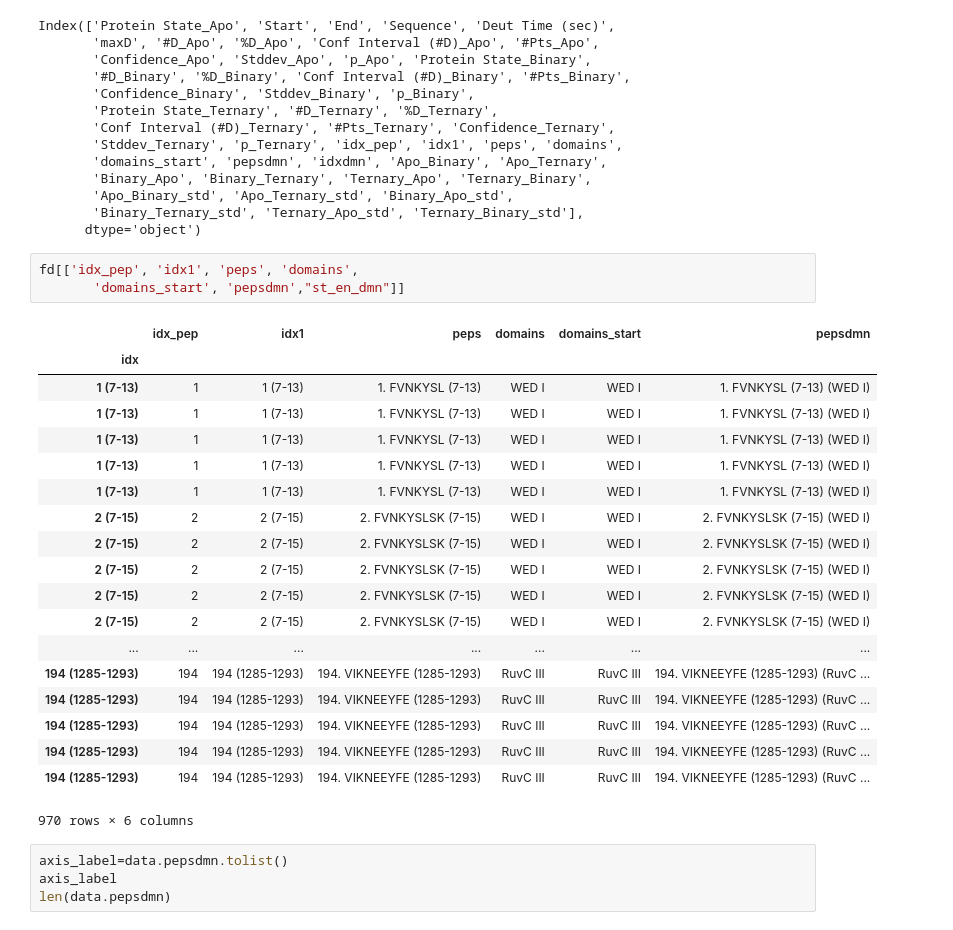
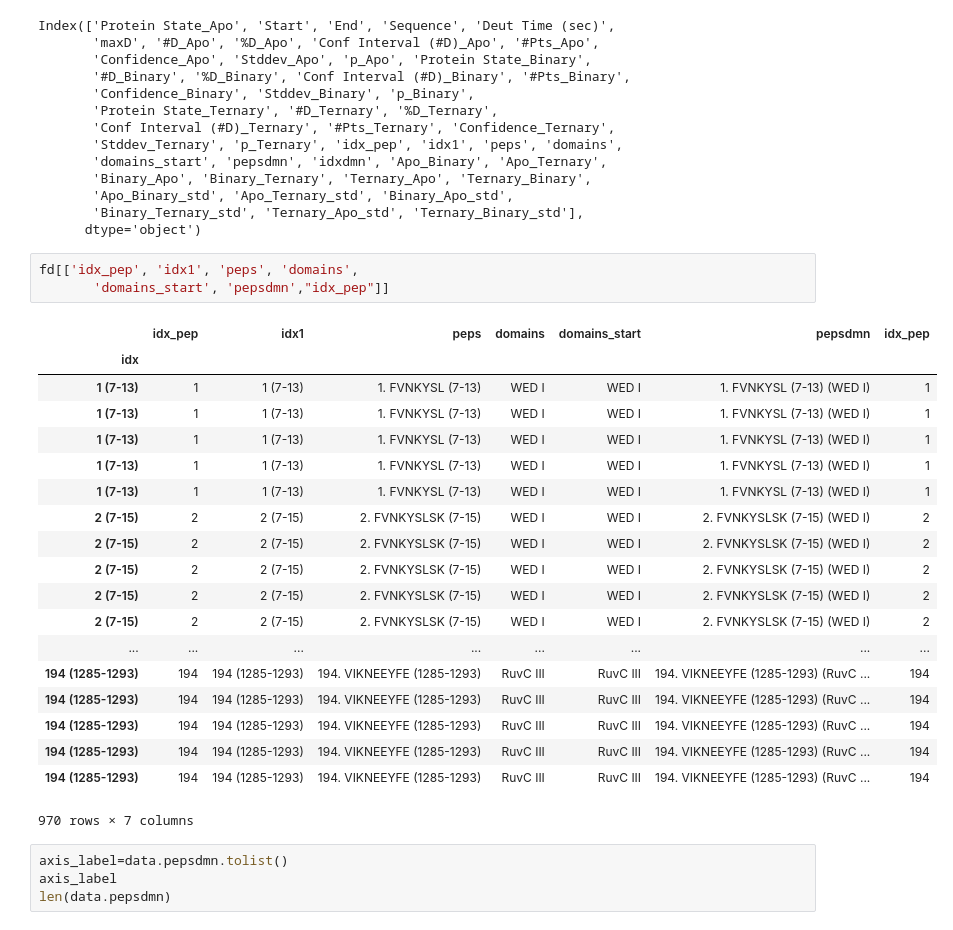
Before and after one commit to zahid1202/Mass-Spec-Data-Plotting, a Jupyter notebook: HDX_CRISPR_Cas12a_plot.ipynb, the cells around one changed output. Cells and saved outputs as stored; diff of their text form.

```diff
--- a/HDX_CRISPR_Cas12a_plot.ipynb
+++ b/HDX_CRISPR_Cas12a_plot.ipynb
@@ -869,27 +869,27 @@ Index(['Protein State_Apo', 'Start', 'End', 'Sequence', 'Deut Time (sec)',
       dtype='object')
 # %%
 fd[['idx_pep', 'idx1', 'peps', 'domains',
-       'domains_start', 'pepsdmn',"st_en_dmn"]]
+       'domains_start', 'pepsdmn',"idx_pep"]]
 # %% [output]
-|  | idx_pep | idx1 | peps | domains | domains_start | pepsdmn |
-| idx |  |  |  |  |  |  |
-| 1 (7-13) | 1 | 1 (7-13) | 1. FVNKYSL (7-13) | WED I | WED I | 1. FVNKYSL (7-13) (WED I) |
-| 1 (7-13) | 1 | 1 (7-13) | 1. FVNKYSL (7-13) | WED I | WED I | 1. FVNKYSL (7-13) (WED I) |
-| 1 (7-13) | 1 | 1 (7-13) | 1. FVNKYSL (7-13) | WED I | WED I | 1. FVNKYSL (7-13) (WED I) |
-| 1 (7-13) | 1 | 1 (7-13) | 1. FVNKYSL (7-13) | WED I | WED I | 1. FVNKYSL (7-13) (WED I) |
-| 1 (7-13) | 1 | 1 (7-13) | 1. FVNKYSL (7-13) | WED I | WED I | 1. FVNKYSL (7-13) (WED I) |
-| 2 (7-15) | 2 | 2 (7-15) | 2. FVNKYSLSK (7-15) | WED I | WED I | 2. FVNKYSLSK (7-15) (WED I) |
-| 2 (7-15) | 2 | 2 (7-15) | 2. FVNKYSLSK (7-15) | WED I | WED I | 2. FVNKYSLSK (7-15) (WED I) |
-| 2 (7-15) | 2 | 2 (7-15) | 2. FVNKYSLSK (7-15) | WED I | WED I | 2. FVNKYSLSK (7-15) (WED I) |
-| 2 (7-15) | 2 | 2 (7-15) | 2. FVNKYSLSK (7-15) | WED I | WED I | 2. FVNKYSLSK (7-15) (WED I) |
-| 2 (7-15) | 2 | 2 (7-15) | 2. FVNKYSLSK (7-15) | WED I | WED I | 2. FVNKYSLSK (7-15) (WED I) |
-| ... | ... | ... | ... | ... | ... | ... |
-| 194 (1285-1293) | 194 | 194 (1285-1293) | 194. VIKNEEYFE (1285-1293) | RuvC III | RuvC III | 194. VIKNEEYFE (1285-1293) (RuvC ... |
-| 194 (1285-1293) | 194 | 194 (1285-1293) | 194. VIKNEEYFE (1285-1293) | RuvC III | RuvC III | 194. VIKNEEYFE (1285-1293) (RuvC ... |
-| 194 (1285-1293) | 194 | 194 (1285-1293) | 194. VIKNEEYFE (1285-1293) | RuvC III | RuvC III | 194. VIKNEEYFE (1285-1293) (RuvC ... |
-| 194 (1285-1293) | 194 | 194 (1285-1293) | 194. VIKNEEYFE (1285-1293) | RuvC III | RuvC III | 194. VIKNEEYFE (1285-1293) (RuvC ... |
-| 194 (1285-1293) | 194 | 194 (1285-1293) | 194. VIKNEEYFE (1285-1293) | RuvC III | RuvC III | 194. VIKNEEYFE (1285-1293) (RuvC ... |
+|  | idx_pep | idx1 | peps | domains | domains_start | pepsdmn | idx_pep |
+| idx |  |  |  |  |  |  |  |
+| 1 (7-13) | 1 | 1 (7-13) | 1. FVNKYSL (7-13) | WED I | WED I | 1. FVNKYSL (7-13) (WED I) | 1 |
+| 1 (7-13) | 1 | 1 (7-13) | 1. FVNKYSL (7-13) | WED I | WED I | 1. FVNKYSL (7-13) (WED I) | 1 |
+| 1 (7-13) | 1 | 1 (7-13) | 1. FVNKYSL (7-13) | WED I | WED I | 1. FVNKYSL (7-13) (WED I) | 1 |
+| 1 (7-13) | 1 | 1 (7-13) | 1. FVNKYSL (7-13) | WED I | WED I | 1. FVNKYSL (7-13) (WED I) | 1 |
+| 1 (7-13) | 1 | 1 (7-13) | 1. FVNKYSL (7-13) | WED I | WED I | 1. FVNKYSL (7-13) (WED I) | 1 |
+| 2 (7-15) | 2 | 2 (7-15) | 2. FVNKYSLSK (7-15) | WED I | WED I | 2. FVNKYSLSK (7-15) (WED I) | 2 |
+| 2 (7-15) | 2 | 2 (7-15) | 2. FVNKYSLSK (7-15) | WED I | WED I | 2. FVNKYSLSK (7-15) (WED I) | 2 |
+| 2 (7-15) | 2 | 2 (7-15) | 2. FVNKYSLSK (7-15) | WED I | WED I | 2. FVNKYSLSK (7-15) (WED I) | 2 |
+| 2 (7-15) | 2 | 2 (7-15) | 2. FVNKYSLSK (7-15) | WED I | WED I | 2. FVNKYSLSK (7-15) (WED I) | 2 |
+| 2 (7-15) | 2 | 2 (7-15) | 2. FVNKYSLSK (7-15) | WED I | WED I | 2. FVNKYSLSK (7-15) (WED I) | 2 |
+| ... | ... | ... | ... | ... | ... | ... | ... |
+| 194 (1285-1293) | 194 | 194 (1285-1293) | 194. VIKNEEYFE (1285-1293) | RuvC III | RuvC III | 194. VIKNEEYFE (1285-1293) (RuvC ... | 194 |
+| 194 (1285-1293) | 194 | 194 (1285-1293) | 194. VIKNEEYFE (1285-1293) | RuvC III | RuvC III | 194. VIKNEEYFE (1285-1293) (RuvC ... | 194 |
+| 194 (1285-1293) | 194 | 194 (1285-1293) | 194. VIKNEEYFE (1285-1293) | RuvC III | RuvC III | 194. VIKNEEYFE (1285-1293) (RuvC ... | 194 |
+| 194 (1285-1293) | 194 | 194 (1285-1293) | 194. VIKNEEYFE (1285-1293) | RuvC III | RuvC III | 194. VIKNEEYFE (1285-1293) (RuvC ... | 194 |
+| 194 (1285-1293) | 194 | 194 (1285-1293) | 194. VIKNEEYFE (1285-1293) | RuvC III | RuvC III | 194. VIKNEEYFE (1285-1293) (RuvC ... | 194 |
-970 rows × 6 columns
+970 rows × 7 columns
 # %%
 axis_label=data.pepsdmn.tolist()
 axis_label
```
Also changed, not shown: parts of 5 cells of this notebook.
